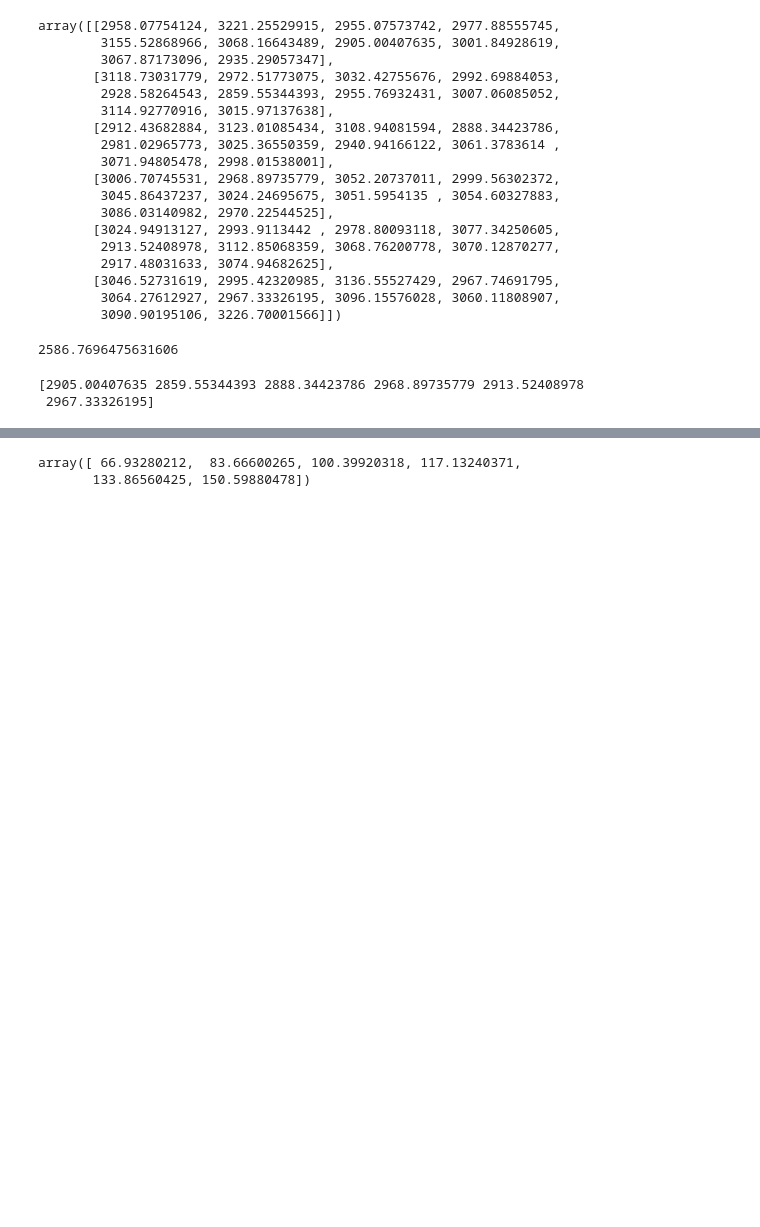
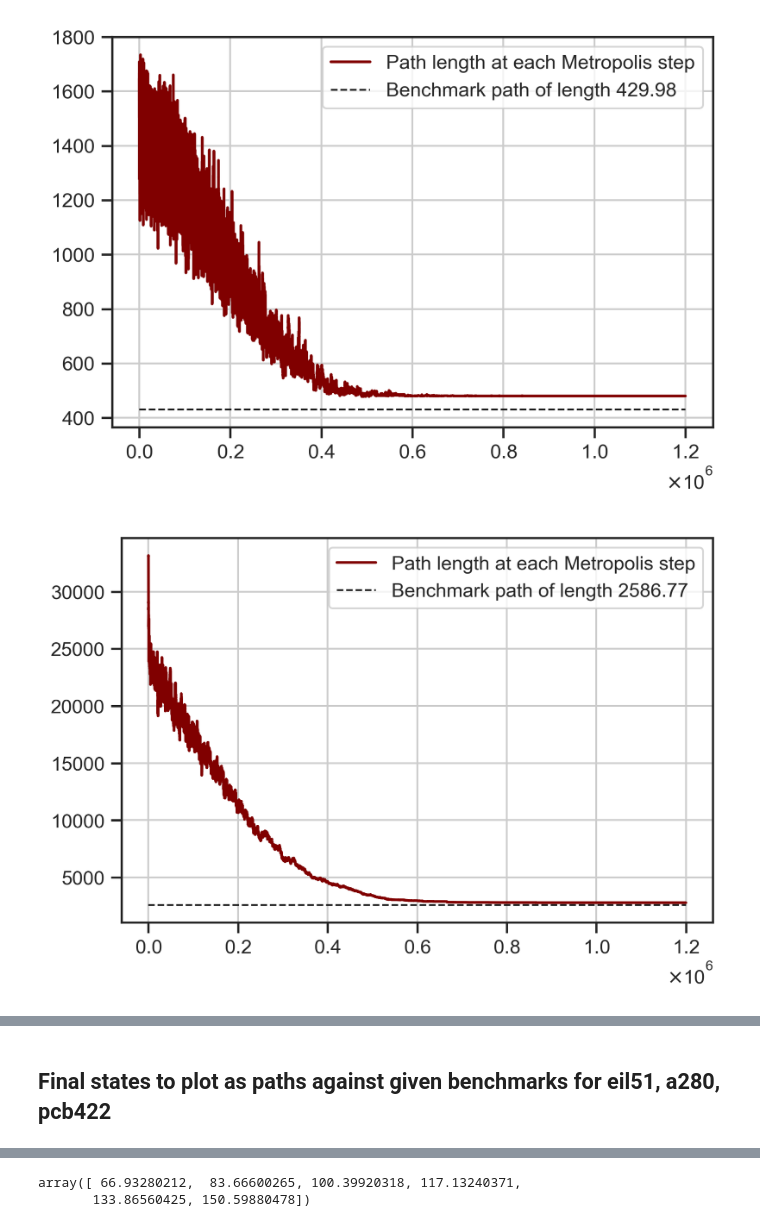
Before and after one commit to loonatick-src/stochastic-sim-3, a Jupyter notebook: tests_Valya.ipynb, the cells around one changed output, grey strips where cells are left out. Saved outputs shown, nothing was run; the diff lists cells and outputs as text; code cells hidden in the pictures; blank space fills up the shorter version.

Commit message:
finished plots, cleaned the notebook

```diff
--- a/tests_Valya.ipynb
+++ b/tests_Valya.ipynb
@@ -173,32 +103,0 @@ KeyboardInterrupt:
-# %%
-min_cost_list
-# %% [output]
-array([[2958.07754124, 3221.25529915, 2955.07573742, 2977.88555745,
-        3155.52868966, 3068.16643489, 2905.00407635, 3001.84928619,
-        3067.87173096, 2935.29057347],
-       [3118.73031779, 2972.51773075, 3032.42755676, 2992.69884053,
-        2928.58264543, 2859.55344393, 2955.76932431, 3007.06085052,
-        3114.92770916, 3015.97137638],
-       [2912.43682884, 3123.01085434, 3108.94081594, 2888.34423786,
-        2981.02965773, 3025.36550359, 2940.94166122, 3061.3783614 ,
-        3071.94805478, 2998.01538001],
-       [3006.70745531, 2968.89735779, 3052.20737011, 2999.56302372,
-        3045.86437237, 3024.24695675, 3051.5954135 , 3054.60327883,
-        3086.03140982, 2970.22544525],
-       [3024.94913127, 2993.9113442 , 2978.80093118, 3077.34250605,
-        2913.52408978, 3112.85068359, 3068.76200778, 3070.12870277,
-        2917.48031633, 3074.94682625],
-       [3046.52731619, 2995.42320985, 3136.55527429, 2967.74691795,
-        3064.27612927, 2967.33326195, 3096.15576028, 3060.11808907,
-        3090.90195106, 3226.70001566]])
-# %%
-_, a280_tour = read_tour(OPT_TOUR_FILES[1])
-cost_a280(a280_tour)
-# %% [output]
-2586.7696475631606
-# %%
-abs_min_costs = np.min(min_cost_list, axis = 1)
-print(abs_min_costs)
-# %% [output]
-[2905.00407635 2859.55344393 2888.34423786 2968.89735779 2913.52408978
- 2967.33326195]
@@ -204,0 +139,43 @@ print(abs_min_costs)
+# %%
+def one_sim_convergence(simulated_data, title):
+    filename = simulated_data
+    filepath = save_path(filename)
+
+    save_data = np.load(filepath)
+    costs_ts = save_data['arr_0']
+
+    if simulated_data=="data_hairy_plot_eil51_All.npz":
+        cost_function, dcost_function = COST_FUNCTION_PAIRS[0]
+        _, tour = read_tour(OPT_TOUR_FILES[0])
+        benchmark_cost = cost_function(tour)
+
+    elif simulated_data=="data_hairy_plot_a280_All.npz":
+        cost_function, dcost_function = COST_FUNCTION_PAIRS[1]
+        _, tour = read_tour(OPT_TOUR_FILES[1])
+        benchmark_cost = cost_function(tour)
+
+    elif simulated_data=="data_hairy_plot_pcb442_All.npz":
+        cost_function, dcost_function = COST_FUNCTION_PAIRS[2]
+        _, tour = read_tour(OPT_TOUR_FILES[2])
+        benchmark_cost = cost_function(tour)
+
+
+    #fig = plt.figure(figsize = (8,5))
+    plt.plot(costs_ts, color = "maroon", label = "Path length at each Metropolis step")
+    plt.hlines(benchmark_cost, 0, len(costs_ts), label = 'Benchmark path of length {:.2f}'.format(benchmark_cost), linestyles="dashed", linewidth = 1) # Benchmark value
+    plt.legend()
+    plt.ticklabel_format(axis = "x", style = "sci", scilimits=(5,5), useMathText=True)
+
+    plt.grid(True)
+
+    title = plot_savepath(title)
+    plt.savefig(title, bbox_inches = 'tight')
+
+    plt.show()
+# %%
+one_sim_convergence(simulated_data = "data_hairy_plot_eil51_All.npz", title = "One_sim_convergence_eil51.pdf")
+one_sim_convergence(simulated_data = "data_hairy_plot_a280_All.npz", title = "One_sim_convergence_a280.pdf")
+one_sim_convergence(simulated_data = "data_hairy_plot_pcb442_All.npz", title = "One_sim_convergence_pcb442.pdf")
+# %% [output]
+[figure, added]
+[figure, added]
@@ -204,0 +183,2 @@ print(abs_min_costs)
+# %% [markdown]
+## Final states to plot as paths against given benchmarks for eil51, a280, pcb422
```
Also changed, not shown: parts of 29 cells of this notebook, 19 other files.
